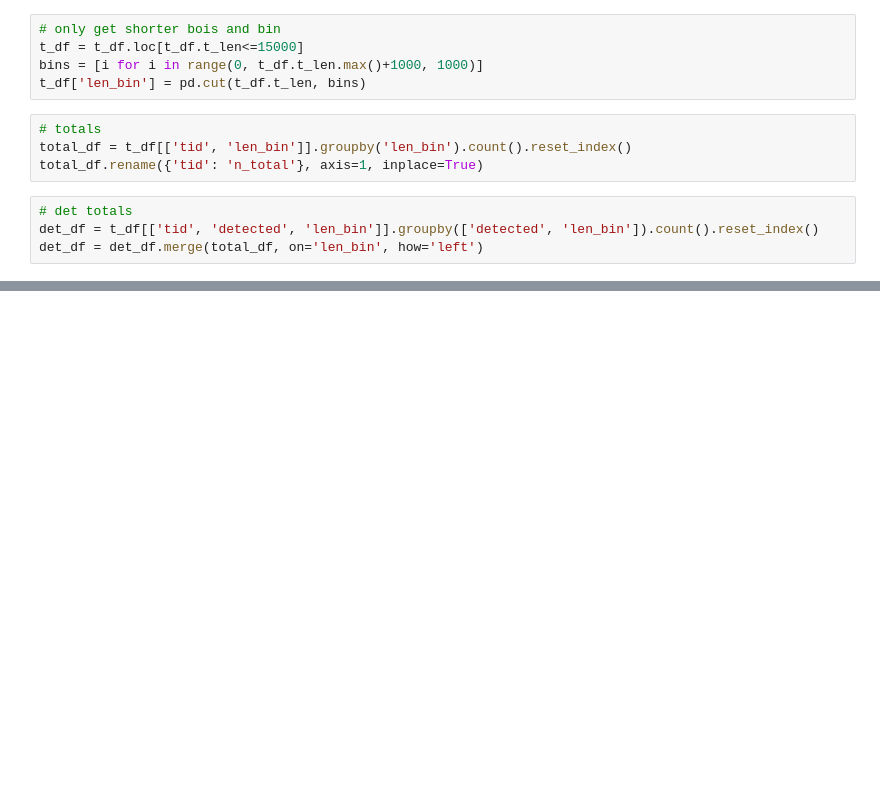
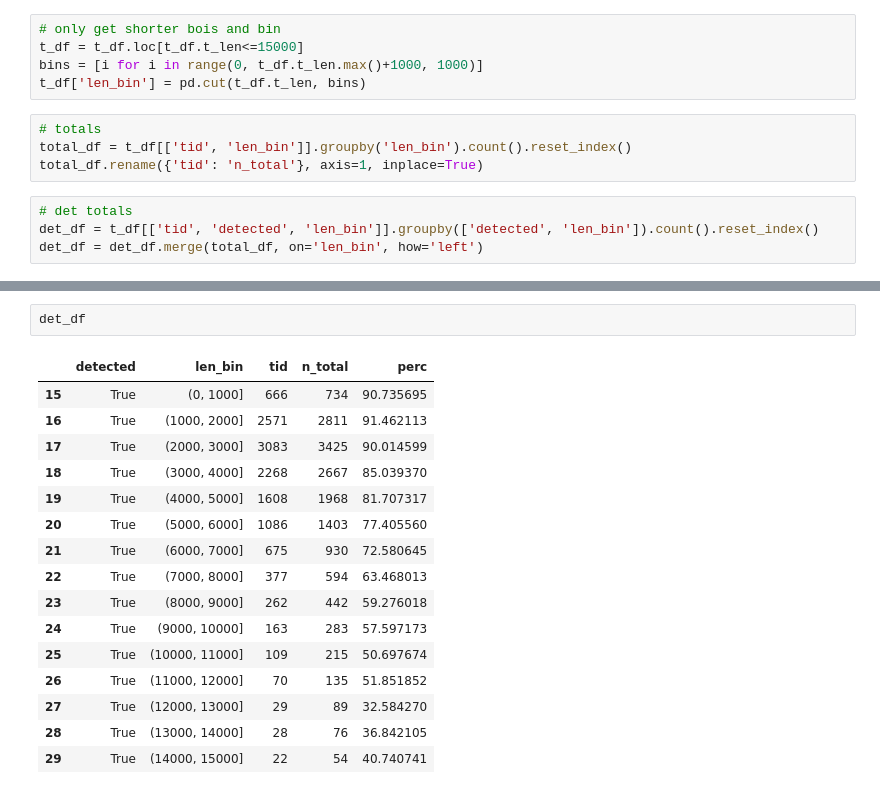
Before and after one commit to fairliereese/rnawg, a Jupyter notebook: figures/fig_s1_overview/fig_s1.ipynb, the cells around one changed output, grey strips where cells are left out. Drawn from its saved outputs; the diff is of its cells as text; blank space fills up the shorter version.

```diff
--- a/figures/fig_s1_overview/fig_s1.ipynb
+++ b/figures/fig_s1_overview/fig_s1.ipynb
@@ -368,0 +461,19 @@ temp2.sort_values(by='t_len', ascending=False).head(20)
+# %%
+det_df
+# %% [output]
+|  | detected | len_bin | tid | n_total | perc |
+| 15 | True | (0, 1000] | 666 | 734 | 90.735695 |
+| 16 | True | (1000, 2000] | 2571 | 2811 | 91.462113 |
+| 17 | True | (2000, 3000] | 3083 | 3425 | 90.014599 |
+| 18 | True | (3000, 4000] | 2268 | 2667 | 85.039370 |
+| 19 | True | (4000, 5000] | 1608 | 1968 | 81.707317 |
+| 20 | True | (5000, 6000] | 1086 | 1403 | 77.405560 |
+| 21 | True | (6000, 7000] | 675 | 930 | 72.580645 |
+| 22 | True | (7000, 8000] | 377 | 594 | 63.468013 |
+| 23 | True | (8000, 9000] | 262 | 442 | 59.276018 |
+| 24 | True | (9000, 10000] | 163 | 283 | 57.597173 |
+| 25 | True | (10000, 11000] | 109 | 215 | 50.697674 |
+| 26 | True | (11000, 12000] | 70 | 135 | 51.851852 |
+| 27 | True | (12000, 13000] | 29 | 89 | 32.584270 |
+| 28 | True | (13000, 14000] | 28 | 76 | 36.842105 |
+| 29 | True | (14000, 15000] | 22 | 54 | 40.740741 |
```
Also changed, not shown: parts of 17 cells of this notebook, 1 other file.
